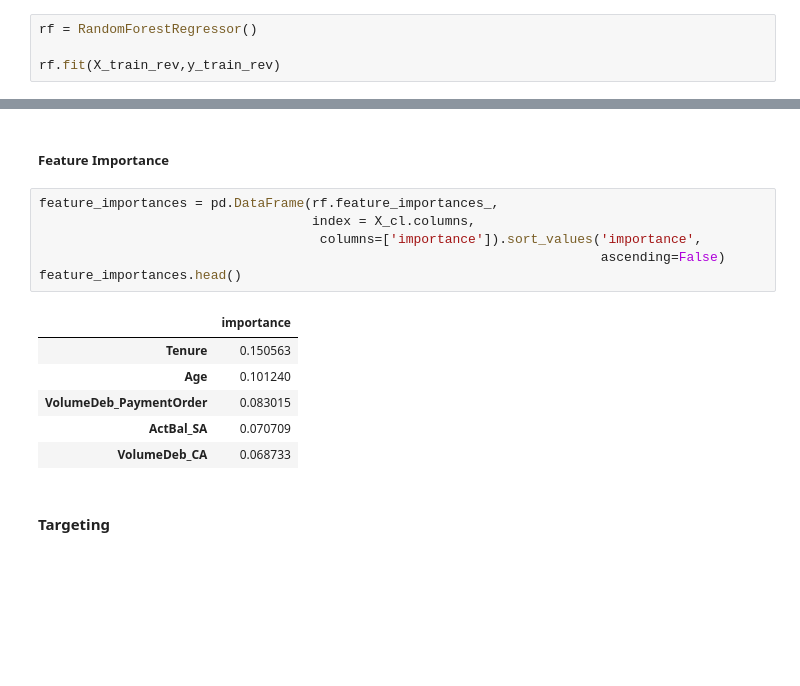
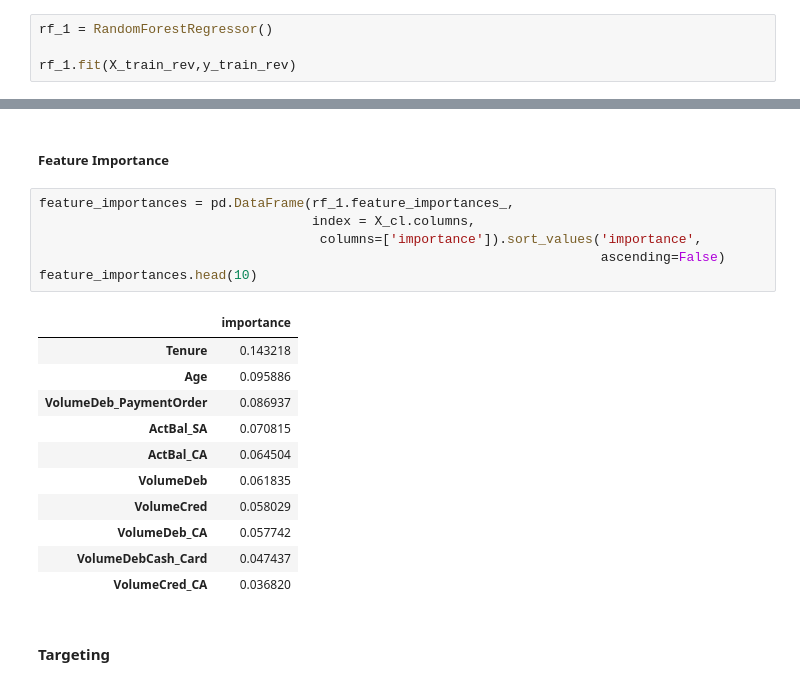
Before and after one commit to JonathanRabbi/DataSciencecase_Bank_Marketing, a Jupyter notebook: Consumer_Loan.ipynb, the cells around one changed output, grey strips where cells are left out. Drawn from its saved outputs; the diff is of its cells as text; blank space fills up the shorter version.

```diff
--- a/Consumer_Loan.ipynb
+++ b/Consumer_Loan.ipynb
@@ -163,9 +167,9 @@ scores_rev
 # %% [markdown]
 I will choose RandomForest as it has a good balance between accuracy and stability
 # %%
-rf = RandomForestRegressor()
+rf_1 = RandomForestRegressor()
 
-rf.fit(X_train_rev,y_train_rev)
+rf_1.fit(X_train_rev,y_train_rev)
 # %% [output]
 RandomForestRegressor()
 # %%
@@ -184,18 +188,23 @@ RMSE: 6.9385656817481856
 # %% [markdown]
 ##### Feature Importance
 # %%
-feature_importances = pd.DataFrame(rf.feature_importances_,
+feature_importances = pd.DataFrame(rf_1.feature_importances_,
                                    index = X_cl.columns,
                                     columns=['importance']).sort_values('importance',
                                                                         ascending=False)
-feature_importances.head()
+feature_importances.head(10)
 # %% [output]
 |  | importance |
-| Tenure | 0.150563 |
-| Age | 0.101240 |
-| VolumeDeb_PaymentOrder | 0.083015 |
-| ActBal_SA | 0.070709 |
-| VolumeDeb_CA | 0.068733 |
+| Tenure | 0.143218 |
+| Age | 0.095886 |
+| VolumeDeb_PaymentOrder | 0.086937 |
+| ActBal_SA | 0.070815 |
+| ActBal_CA | 0.064504 |
+| VolumeDeb | 0.061835 |
+| VolumeCred | 0.058029 |
+| VolumeDeb_CA | 0.057742 |
+| VolumeDebCash_Card | 0.047437 |
+| VolumeCred_CA | 0.036820 |
 # %% [markdown]
 #### Targeting
 # %%
```
Also changed, not shown: parts of 12 cells of this notebook, 11 other files.
